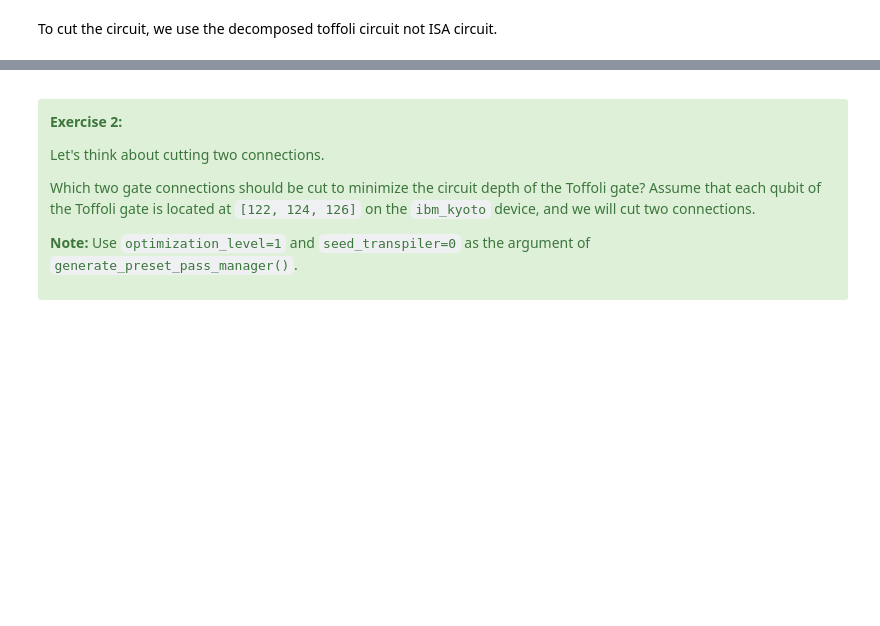
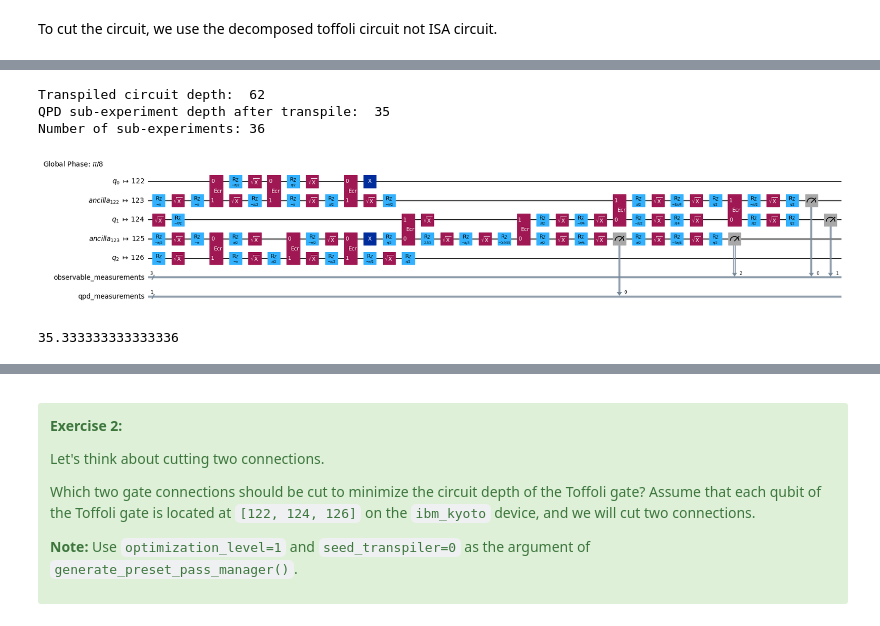
Before and after one commit to martinzf/IBM_QUANTUM_CHALLENGE, a Jupyter notebook: lab-3/lab-3-circuit-knitting.ipynb, the cells around one changed output, grey strips where cells are left out. Saved outputs shown, nothing was run; the diff lists cells and outputs as text; code cells hidden in the pictures; blank space fills up the shorter version.

```diff
--- a/lab-3/lab-3-circuit-knitting.ipynb
+++ b/lab-3/lab-3-circuit-knitting.ipynb
@@ -249,32 +274,43 @@ qpd_circuit.draw("mpl", scale=0.6)
 # %%
 # set the observables
 observable = SparsePauliOp(["ZZZ"])
 
 ### Write your code below here ###
 # Generate the sub-experiments and sampling coefficients
-sub_experiments, coefficients =
+sub_experiments, coefficients =  generate_cutting_experiments(
+    circuits=qpd_circuit, observables=observable.paulis, num_samples=np.inf
+)
 
 # Transpile the circuit
 # Note: Use optimization_level=1 and seed_transpiler=0
-
-
+pm = generate_preset_pass_manager(
+    backend=backend, optimization_level=1, initial_layout=toffoli_layout, seed_transpiler=0
+)
+isa_qpd_circuit = pm.run(sub_experiments[5])
 
 # Depth using circuit cutting
-isa_qpd_toffoli_depth =
+isa_qpd_toffoli_depth = isa_qpd_circuit.depth()
 
 ### Don't change any code past this line ###
 print(f"Transpiled circuit depth: ", isa_toffoli_depth)
 print(f"QPD sub-experiment depth after transpile: ", isa_qpd_toffoli_depth)
 print(f"Number of sub-experiments:", len(sub_experiments))
 isa_qpd_circuit.draw("mpl", scale=0.6, idle_wires=False, fold=False)
+# %% [output]
+Transpiled circuit depth:  62
+QPD sub-experiment depth after transpile:  35
+Number of sub-experiments: 36
+[figure, added]
 # %%
 ### Write your code below here ###
 # mean of the depth of all sub-experiments
-depth_list =
-isa_qpd_toffoli_depth_mean =
+depth_list = [c.depth() for c in pm.run(sub_experiments)]
+isa_qpd_toffoli_depth_mean = np.mean(depth_list)
 
 ### Don't change any code past this line ###
 print(isa_qpd_toffoli_depth_mean)
+# %% [output]
+35.333333333333336
 # %%
 # Submit your answer using following code
 
```
Also changed, not shown: parts of 18 cells of this notebook, 5 other files.
